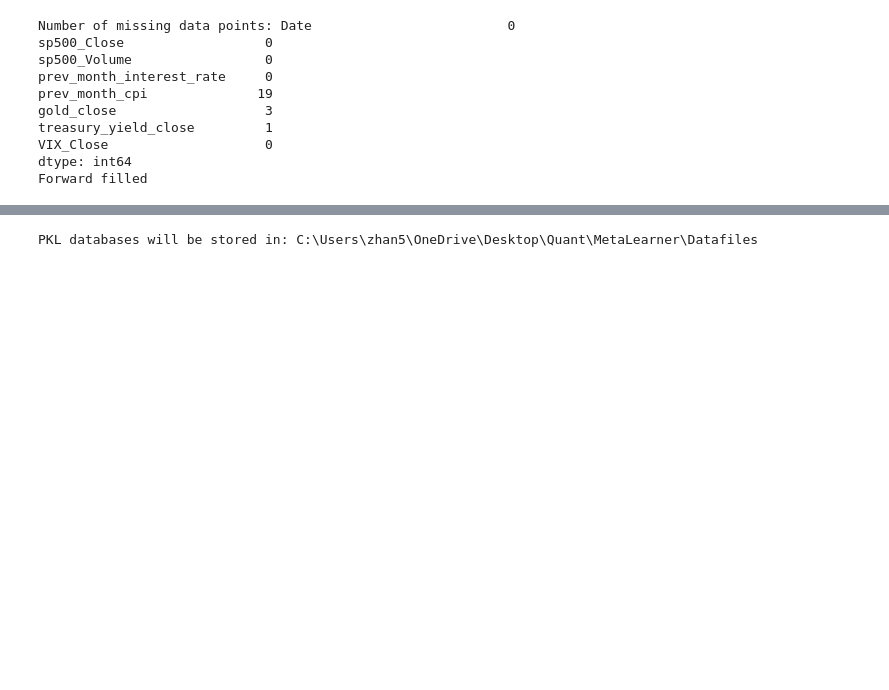
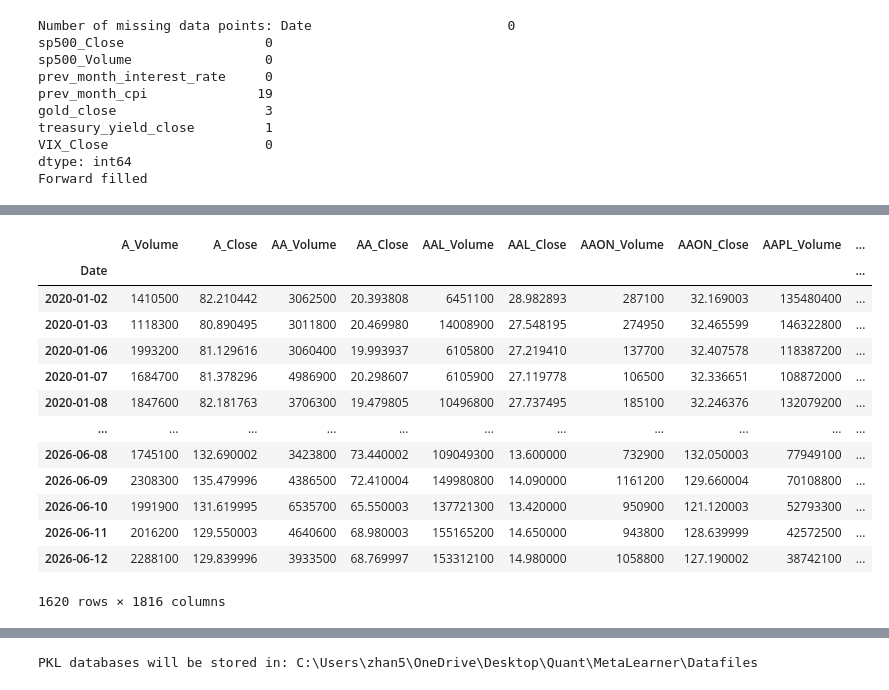
Before and after one commit to jiadiz/MetaLearner, a Jupyter notebook: Notebooks/data_process_script.ipynb, the cells around one changed output, grey strips where cells are left out. Cells and saved outputs as stored; diff of their text form; code cells hidden in the pictures; blank space fills up the shorter version.

```diff
--- a/Notebooks/data_process_script.ipynb
+++ b/Notebooks/data_process_script.ipynb
@@ -152,6 +210,23 @@ price_data = filter_for_date(price_data, '2020-01-01')
 # %%
 
 from MetaLearner.Data.create_sector_and_industries import extract_price_and_volume_columns_and_tickers,  fetch_sector_industry, create_ticker_sector_industry_df
+# %%
+price_data
+# %% [output]
+|  | A_Volume | A_Close | AA_Volume | AA_Close | AAL_Volume | AAL_Close | AAON_Volume | AAON_Close | AAPL_Volume | ... |
+| Date |  |  |  |  |  |  |  |  |  | ... |
+| 2020-01-02 | 1410500 | 82.210442 | 3062500 | 20.393808 | 6451100 | 28.982893 | 287100 | 32.169003 | 135480400 | ... |
+| 2020-01-03 | 1118300 | 80.890495 | 3011800 | 20.469980 | 14008900 | 27.548195 | 274950 | 32.465599 | 146322800 | ... |
+| 2020-01-06 | 1993200 | 81.129616 | 3060400 | 19.993937 | 6105800 | 27.219410 | 137700 | 32.407578 | 118387200 | ... |
+| 2020-01-07 | 1684700 | 81.378296 | 4986900 | 20.298607 | 6105900 | 27.119778 | 106500 | 32.336651 | 108872000 | ... |
+| 2020-01-08 | 1847600 | 82.181763 | 3706300 | 19.479805 | 10496800 | 27.737495 | 185100 | 32.246376 | 132079200 | ... |
+| ... | ... | ... | ... | ... | ... | ... | ... | ... | ... | ... |
+| 2026-06-08 | 1745100 | 132.690002 | 3423800 | 73.440002 | 109049300 | 13.600000 | 732900 | 132.050003 | 77949100 | ... |
+| 2026-06-09 | 2308300 | 135.479996 | 4386500 | 72.410004 | 149980800 | 14.090000 | 1161200 | 129.660004 | 70108800 | ... |
+| 2026-06-10 | 1991900 | 131.619995 | 6535700 | 65.550003 | 137721300 | 13.420000 | 950900 | 121.120003 | 52793300 | ... |
+| 2026-06-11 | 2016200 | 129.550003 | 4640600 | 68.980003 | 155165200 | 14.650000 | 943800 | 128.639999 | 42572500 | ... |
+| 2026-06-12 | 2288100 | 129.839996 | 3933500 | 68.769997 | 153312100 | 14.980000 | 1058800 | 127.190002 | 38742100 | ... |
+1620 rows × 1816 columns
 # %%
 price_columns, volume_columns, tickers = extract_price_and_volume_columns_and_tickers(price_data)
 # %%
```
Also changed, not shown: parts of 40 cells of this notebook, 7 other files.
